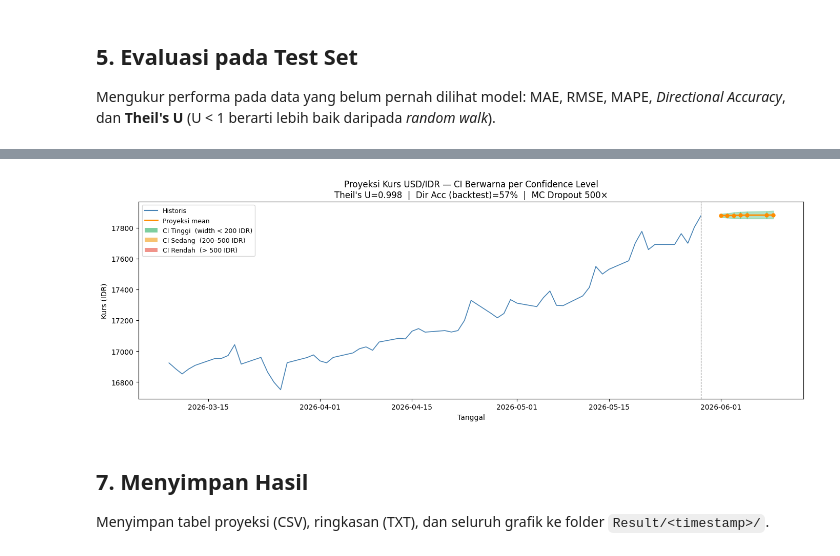
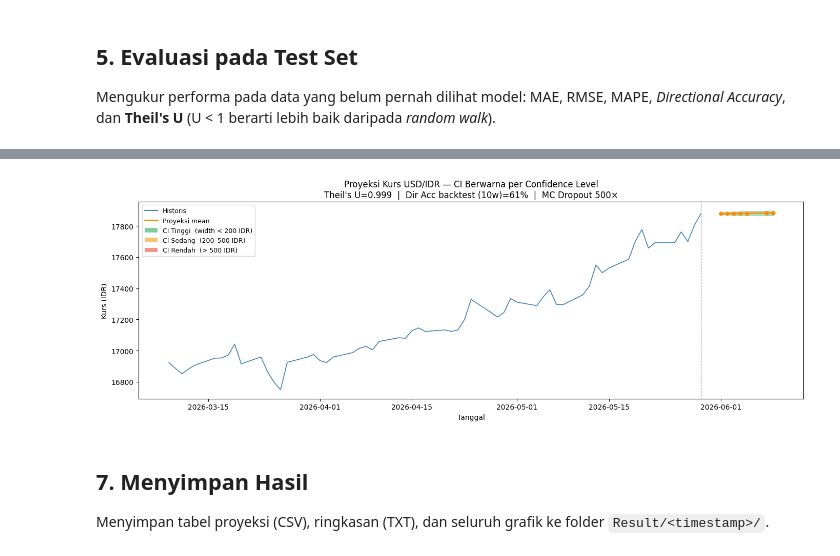
Before and after one commit to KullyanHubbard/sentiment-analysis-lstm, a Jupyter notebook: kurs_rupiah.ipynb, the cells around one changed output, grey strips where cells are left out. Drawn from its saved outputs; the diff is of its cells as text; code cells hidden in the pictures.

```diff
--- a/kurs_rupiah.ipynb
+++ b/kurs_rupiah.ipynb
@@ -39,6 +39,7 @@ from tensorflow.keras.regularizers import l2  # type: ignore
 
 # Reproducibility — agar hasil konsisten tiap kali di-run
 np.random.seed(42)
+tf.random.set_seed(42)   # harus di sini, sebelum Walk-Forward Cell 4
 
 # Konstanta global
 START         = '2001-06-28'
@@ -59,6 +60,8 @@ print(f"Output folder: {RESULT_DIR}")
 df = yf.download('USDIDR=X', start=START, end=END, progress=False)
 df.columns  = df.columns.droplevel(1)
 df['Close'] = df['Close'].ffill()
+df['High']  = df['High'].ffill()
+df['Low']   = df['Low'].ffill()
 print(f"Rentang       : {df.index[0].date()} s.d. {df.index[-1].date()}")
 print(f"Total rows    : {len(df)}")
 print(f"Close terakhir: {df['Close'].iloc[-1]:,.2f} IDR  ({df.index[-1].date()})")
@@ -80,10 +83,15 @@ def _yf_return(ticker, name, start, end, add_lag=False):
         print(f"WARNING: Gagal download {ticker} ({name}): {e}")
         return None
 
+# --- Indikator pasar global ---
 dxy_df   = _yf_return('DX-Y.NYB', 'dxy',   START, END, add_lag=True)
 vix_df   = _yf_return('^VIX',     'vix',   START, END, add_lag=True)
 brent_df = _yf_return('BZ=F',     'brent', START, END, add_lag=False)
 ihsg_df  = _yf_return('^JKSE',    'ihsg',  START, END, add_lag=False)
+# US 10Y Treasury Yield: yield naik → USD menguat → IDR melemah
+tnx_df   = _yf_return('^TNX',     'tnx',   START, END, add_lag=False)
+# CPO (Palm Oil): Indonesia eksportir terbesar; harga naik → devisa masuk → IDR menguat
+cpo_df   = _yf_return('KCE=F',    'cpo',   START, END, add_lag=False)
 
 # Helper: download series FRED via direct URL
 # Ambil data FRED tanpa perlu API key, lalu resample ke frekuensi harian.
@@ -107,7 +115,7 @@ def _fred_daily(series_id, col_name, start, end, mom_pct=False):
             raw = raw.pct_change().fillna(0)
         daily_idx = pd.date_range(start=raw.index.min(),
                                   end=pd.Timestamp(end), freq='D')
-        return raw.reindex(daily_idx).ffill().bfill()
+        return raw.reindex(daily_idx).ffill().fillna(0.0)
     except Exception as e:
         print(f'WARNING: Gagal download FRED {series_id}: {e}. Diisi nol.')
         idx = pd.date_range(start=start, end=end, freq='D')
@@ -119,22 +127,24 @@ us_cpi_df   = _fred_daily('CPIAUCSL',          'us_cpi',  START, END, mom_pct=Tr
 id_cpi_df   = _fred_daily('IDNCPIALLMINMEI',   'id_cpi',  START, END, mom_pct=True)
 
 # Rate spread = BI Rate - Fed Rate
-_bi  = bi_rate_df['bi_rate'].reindex(df.index).ffill().bfill()
-_fed = fed_rate_df['fed_rate'].reindex(df.index).ffill().bfill()
+_bi  = bi_rate_df['bi_rate'].reindex(df.index).ffill().fillna(0.0)
+_fed = fed_rate_df['fed_rate'].reindex(df.index).ffill().fillna(0.0)
 df['rate_spread'] = (_bi - _fed).values
 
 # Merge semua ke df
-for _fdf in [dxy_df, vix_df, brent_df, ihsg_df,
+for _fdf in [dxy_df, vix_df, brent_df, ihsg_df, tnx_df, cpo_df,
              bi_rate_df, fed_rate_df, us_cpi_df, id_cpi_df]:
     if _fdf is not None:
         for _col in _fdf.columns:
-            df[_col] = _fdf[_col].reindex(df.index).ffill().bfill()
+            df[_col] = _fdf[_col].reindex(df.index).ffill().fillna(0.0)
 
 # Pastikan semua kolom fundamental ada; isi 0 jika download gagal
 _FUND_COLS = [
     'dxy_return', 'dxy_lag1',
     'vix_return', 'vix_lag1',
     'brent_return', 'ihsg_return',
+    'tnx_return',                   # US 10Y Treasury Yield return
+    'cpo_return',                   # CPO / Palm Oil return
     'bi_rate', 'fed_rate', 'us_cpi', 'id_cpi', 'rate_spread',
 ]
 for _c in _FUND_COLS:
@@ -872,15 +967,11 @@ Arah backtest benar : 4/7 hari (57.1%)
 # %%
 # Cell 7b — Interpretasi confidence interval
 # Interpretasi CI setelah proyeksi; tabel proyeksi utama tetap digunakan.
-# Memerlukan hasil dari Cell 6b dan Cell 7.
-#        mean_dir_wf, wf_df (Cell 4)
-#        dir_accuracy, dir_correct, future_p05, future_p95,
-#        future_mean, future_dates, pred_df (Cell 7)
+# Memerlukan hasil dari Cell 6b, Cell 7 (bt_agg_df, bt_dir_mean), dan Cell 4 (mean_dir_wf, wf_df).
 from matplotlib.patches import Patch
 
 ci_width = future_p95 - future_p05
 
-# Tambahkan kolom confidence level
 def _ci_level(width):
     """Kategorikan lebar CI (IDR) ke Tinggi/Sedang/Rendah."""
     if width < 200:   return 'Tinggi'
@@ -894,24 +985,23 @@ pred_df_enhanced['Confidence'] = [_ci_level(w) for w in ci_width]
 print("=== Tabel Proyeksi + Confidence Level ===")
 print(pred_df_enhanced.to_string(index=False))
 
-# Catatan otomatis
-ci_exp_pct    = (ci_width[-1] - ci_width[0]) / (ci_width[0] + 1e-10) * 100
-ci_melebar    = bool(ci_exp_pct > 50)
+ci_exp_pct = (ci_width[-1] - ci_width[0]) / (ci_width[0] + 1e-10) * 100
+ci_melebar  = bool(ci_exp_pct > 50)
 
 print(f"\n{'='*60}")
 print("CATATAN METODOLOGIS")
 print(f"{'='*60}")
-print(f"  Theil's U (test set, rata-rata)      : {theil_u_mean:.4f}  "
+print(f"  Theil's U (test set, rata-rata)            : {theil_u_mean:.4f}  "
       f"({'lebih baik dari random walk ✓' if theil_u_mean < 1 else 'lebih buruk dari random walk ✗'})")
-print(f"  Directional acc (backtest 7 hari)    : {dir_accuracy:.1f}%  "
-      f"({dir_correct}/{HORIZON} hari benar)")
-print(f"  Directional acc (walk-forward mean)  : {mean_dir_wf:.1f}%  "
+print(f"  Directional acc (backtest {N_BT} window)       : {bt_dir_mean:.1f}%  "
+      f"(mean dari {len(bt_agg_df)} window × {HORIZON} hari)")
+print(f"  Directional acc (walk-forward mean)        : {mean_dir_wf:.1f}%  "
       f"({len(wf_df)} fold)")
-print(f"  CI Day+1                             : {ci_width[0]:.0f} IDR  "
+print(f"  CI Day+1                                   : {ci_width[0]:.0f} IDR  "
       f"[{_ci_level(ci_width[0])}]")
-print(f"  CI Day+7                             : {ci_width[-1]:.0f} IDR  "
+print(f"  CI Day+7                                   : {ci_width[-1]:.0f} IDR  "
       f"[{_ci_level(ci_width[-1])}]")
-print(f"  Pelebaran CI D1→D7                   : {ci_exp_pct:.0f}%  "
+print(f"  Pelebaran CI D1→D7                         : {ci_exp_pct:.0f}%  "
       f"{'⚠ Melebar signifikan' if ci_melebar else '— Relatif stabil'}")
 
 print("""
@@ -934,7 +1024,6 @@ print("""
 └─────────────────────────────────────────────────────────────────┘
 """)
 
-# Plot proyeksi dengan CI warna
 _ci_colors = {'Tinggi': '#27ae60', 'Sedang': '#f39c12', 'Rendah': '#e74c3c'}
 
 fig, ax = plt.subplots(figsize=(14, 5))
@@ -953,8 +1042,8 @@ for i in range(len(future_dates) - 1):
         color=_ci_colors[lvl], alpha=0.35,
     )
 
-ax.axvline(x=df.index[-1], color='gray', linestyle='--', linewidth=0.8,
-           label='Titik terakhir data')
+ax.axvline(x=df.index[-1], color='gray', linestyle='--',
+           linewidth=0.8, label='Titik terakhir data')
 
 legend_elems = [
     plt.Line2D([0], [0], color='steelblue',  linewidth=1.5, label='Historis'),
@@ -964,12 +1053,18 @@ legend_elems = [
     Patch(facecolor='#e74c3c', alpha=0.6, label='CI Rendah  (> 500 IDR)'),
 ]
 ax.legend(handles=legend_elems, loc='upper left', fontsize=9)
-ax.set_title(f"Proyeksi Kurs USD/IDR — CI Berwarna per Confidence Level\n"
-             f"Theil's U={theil_u_mean:.3f}  |  Dir Acc (backtest)={dir_accuracy:.0f}%  "
-             f"|  MC Dropout {MC_SAMPLES}×")
-ax.set_xlabel('Tanggal'); ax.set_ylabel('Kurs (IDR)')
+ax.set_title(
+    f"Proyeksi Kurs USD/IDR — CI Berwarna per Confidence Level\n"
+    f"Theil's U={theil_u_mean:.3f}  |  "
+    f"Dir Acc backtest ({N_BT}w)={bt_dir_mean:.0f}%  |  "
+    f"MC Dropout {MC_SAMPLES}×"
+)
+ax.set_xlabel('Tanggal')
+ax.set_ylabel('Kurs (IDR)')
 plt.tight_layout()
-plt.savefig(os.path.join(RESULT_DIR, f'{RUN_TS}_proyeksi_ci_enhanced.png'), dpi=150)
+plt.savefig(
+    os.path.join(RESULT_DIR, f'{RUN_TS}_proyeksi_ci_enhanced.png'), dpi=150
+)
 plt.show()
 # %% [output]
 === Tabel Proyeksi + Confidence Level ===
@@ -984,12 +1079,12 @@ plt.show()
 
 ============================================================
 CATATAN METODOLOGIS
 ... (21 lines left out)
 │  Ketidakpastian pasar nyata bisa jauh lebih besar.              │
 │                                                                 │
 │  BUKAN REKOMENDASI FINANSIAL.                                   │
 └─────────────────────────────────────────────────────────────────┘
-[figure, old version]
+[figure, new version]
 # %% [markdown]
 ## 7. Menyimpan Hasil
 
```
Also changed, not shown: parts of 12 cells of this notebook, 20 other files.
